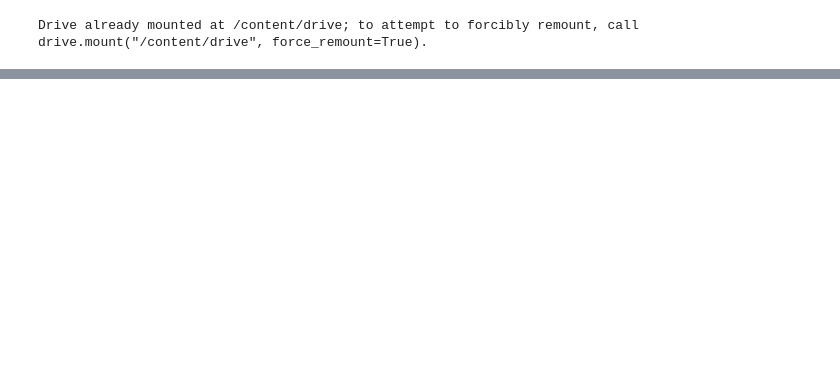
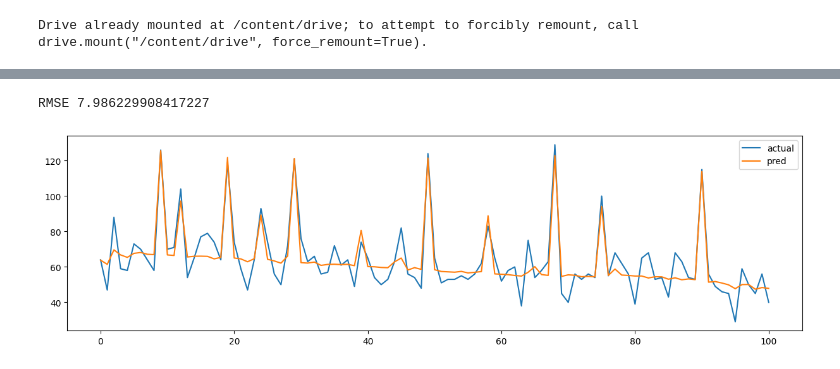
Before and after one commit to satou409/SIGNATE-.ipynb, a Jupyter notebook: SIGNATEお弁当.ipynb, the cells around one changed output, grey strips where cells are left out. Cells and saved outputs as stored; diff of their text form; code cells hidden in the pictures; blank space fills up the shorter version.

```diff
--- a/SIGNATEお弁当.ipynb
+++ b/SIGNATEお弁当.ipynb
@@ -353,0 +18,12 @@ plt.show()
+# %%
+dat.index = pd.to_datetime(dat["datetime"])
+dat = dat["2014-05-01":]
+dat = dat.reset_index(drop=True)
+# %%
+import numpy as np
+
+dat["days"] = dat.index
+dat["precipitation"] = dat["precipitation"].apply(lambda x : -1 if x=="--" else x).astype(float)
+dat["fun"] = dat["remarks"].apply(lambda x: 1 if x=="お楽しみメニュー" else 0)
+dat["curry"] = dat["name"].apply(lambda x : 1 if x.find("カレー")>=0 else 0)
+cols = ["precipitation","weather","days","fun","curry","y"]
@@ -353,0 +35,9 @@ plt.show()
+# %%
+def learning(trainX,y_train):
+    model1 = LR()
+    model2 = RF(n_estimators=100,max_depth=4,random_state=777)
+    model1.fit(trainX["days"].values.reshape(-1,1),y_train)
+    pred = model1.predict(trainX["days"].values.reshape(-1,1))
+    pred_sub = y_train - pred
+    model2.fit(trainX.iloc[:, ~trainX.columns.str.match("y")],pred_sub)
+    return model1, model2
@@ -353,0 +80,19 @@ plt.show()
+# %%
+cols = ["precipitation","weather","days","fun","curry","y","t"]
+tmp = pd.get_dummies(dat[cols])
+trainX = tmp[tmp["t"]==1]
+del trainX["t"]
+testX = tmp[tmp["t"]==0]
+del testX["t"]
+y_train = tmp[tmp["t"]==1]["y"]
+y_test = tmp[tmp["t"]==0]["y"]
+# %%
+model1, model2 = learning(trainX,y_train)
+pred = model1.predict(trainX["days"].values.reshape(-1,1)) + model2.predict(trainX.iloc[:,~trainX.columns.str.match("y")])
+
+p = pd.DataFrame({"actual":y_train,"pred":pred})
+p.plot(figsize=(15,4))
+print("RMSE",MSE(y_train,pred)**0.5)
+# %% [output]
+RMSE 7.986229908417227
+[figure, added]
```
Also changed, not shown: parts of 24 cells of this notebook.
